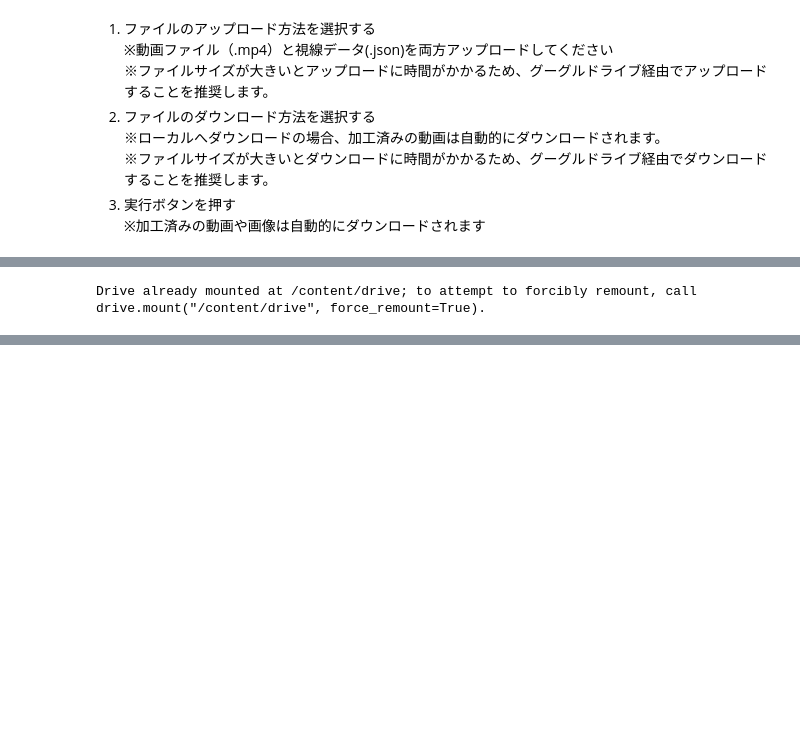
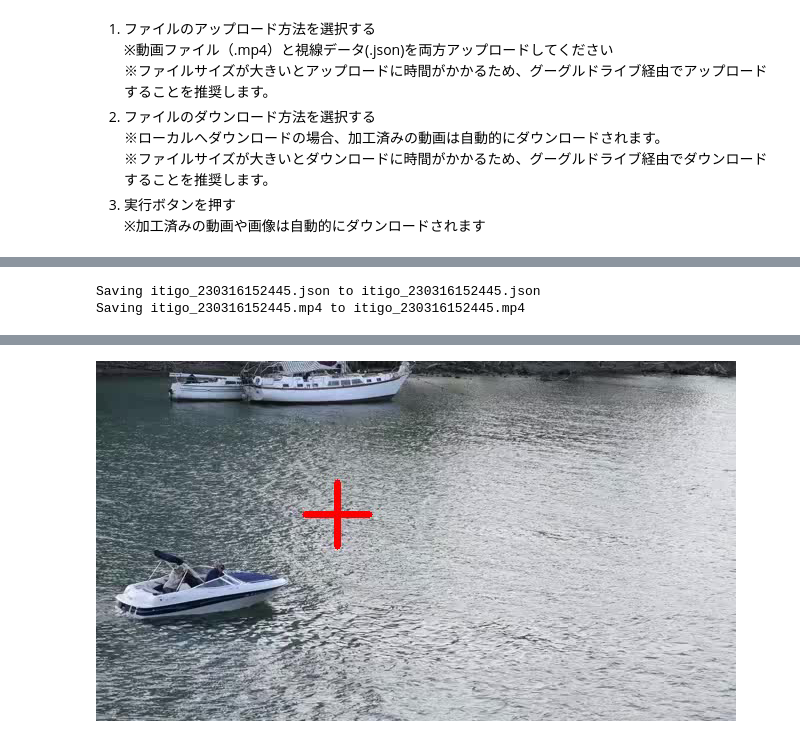
Before and after one commit to 1900690/strawberry, a Jupyter notebook: eye_camera.ipynb, the cells around one changed output, grey strips where cells are left out. Saved outputs shown, nothing was run; the diff lists cells and outputs as text; code cells hidden in the pictures; blank space fills up the shorter version.

Commit message:
Colaboratory を使用して作成しました

```diff
--- a/eye_camera.ipynb
+++ b/eye_camera.ipynb
@@ -22,6 +23,7 @@ from google.colab import files
 import pandas as pd
 from PIL import Image
 import cv2
+from google.colab.patches import cv2_imshow
 
 ファイルのアップロード方法を選択 = '\u30ED\u30FC\u30AB\u30EB\u304B\u3089\u30A2\u30C3\u30D7\u30ED\u30FC\u30C9' #@param ["グーグルドライブからアップロード", "ローカルからアップロード"]
 ファイルのダウンロード方法を選択 = '\u30ED\u30FC\u30AB\u30EB\u3078\u30C0\u30A6\u30F3\u30ED\u30FC\u30C9' #@param ["グーグルドライブへダウンロード", "ローカルへダウンロード"]
@@ -66,7 +68,7 @@ point_size=max(width,height)
 
 # 保存用動画ファイルのフォーマット設定
 fourcc = cv2.VideoWriter_fourcc('m', 'p', '4', 'v')
-out = cv2.VideoWriter("/content/"+ファイル名を記入+"eye_point.mp4", fourcc, fps, size)
+out = cv2.VideoWriter("/content/"+ファイル名を記入+"_eye_point.mp4", fourcc, fps, size)
 
 # 動画を1コマずつ取り込んで処理
 while(cap.isOpened()):
@@ -98,8 +100,16 @@ cap.release() # 再生画像をクローズ
 out.release() # 出力動画ファイルをクローズ
 if ファイルのダウンロード方法を選択 == 'ローカルへダウンロード':
   #ダウンロード
-  files.download("/content/"+ファイル名を記入+"eye_point.mp4")
+  files.download("/content/"+ファイル名を記入+"_eye_point.mp4")
 
 if ファイルのダウンロード方法を選択 == 'グーグルドライブへダウンロード':
-  shutil.copyfile("/content/"+ファイル名を記入+"eye_point.mp4","/content/drive/MyDrive/"+ファイル名を記入+"eye_point.mp4")
+  shutil.copyfile("/content/"+ファイル名を記入+"_eye_point.mp4","/content/drive/MyDrive/"+ファイル名を記入+"_eye_point.mp4")
+
+#結果表示用
+cap = cv2.VideoCapture("/content/"+ファイル名を記入+"_eye_point.mp4")
+#最初のフレームを抽出
+cap.set(cv2.CAP_PROP_POS_FRAMES, 0)
+ret, frame = cap.read()
+showimg=frame
+cv2_imshow(showimg)
 # %% [output]
@@ -106 +117,2 @@ if ファイルのダウンロード方法を選択 == 'グーグルドライブ
-Drive already mounted at /content/drive; to attempt to forcibly remount, call drive.mount("/content/drive", force_remount=True).
+Saving itigo_230316152445.json to itigo_230316152445.json
+Saving itigo_230316152445.mp4 to itigo_230316152445.mp4
@@ -109,3 +121,4 @@ Drive already mounted at /content/drive; to attempt to forcibly remount, call dr
+[figure, added]
 # %%
 #@title 〇視線データのヒートマップを作成
 #ライブラリをインポート
```
Also changed, not shown: parts of 3 cells of this notebook.
